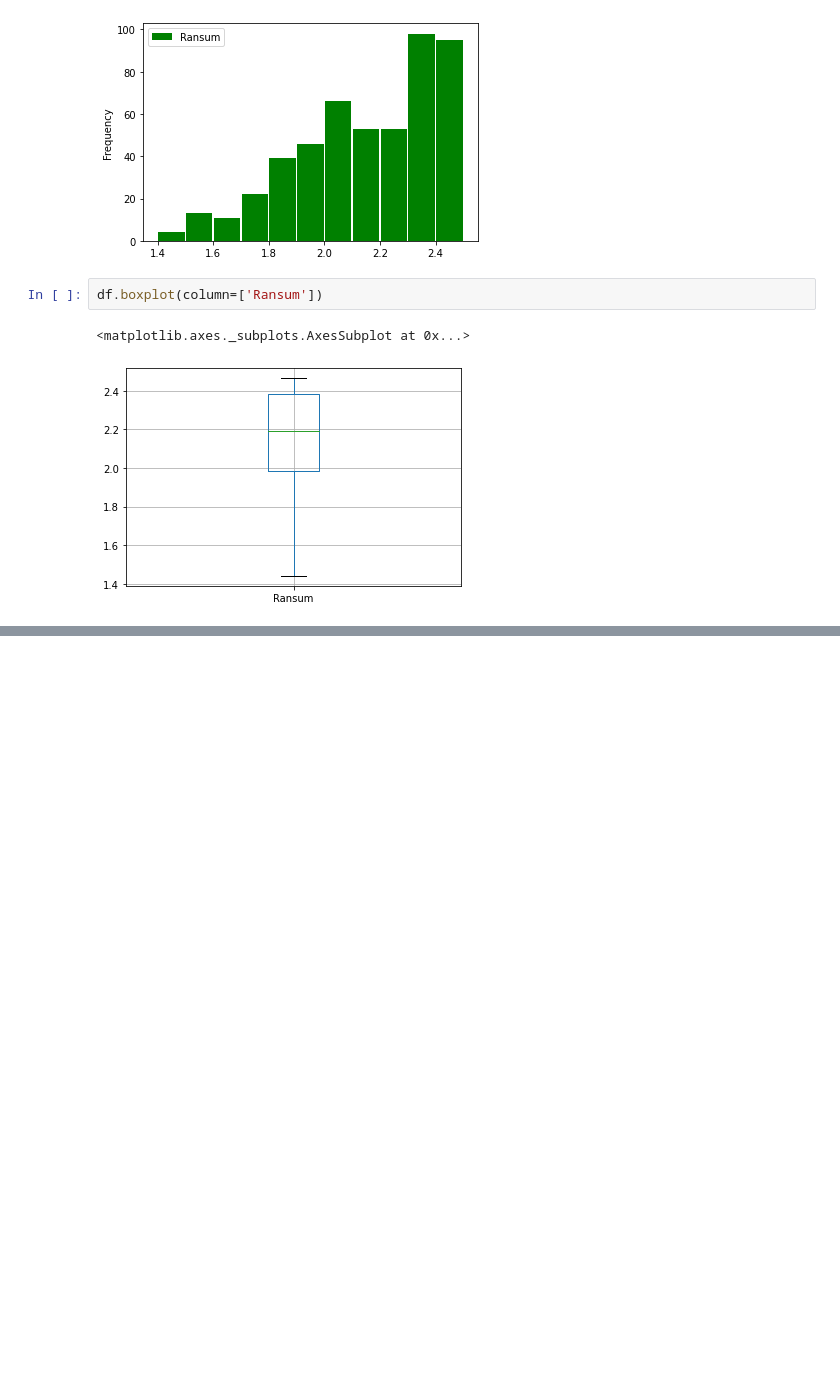
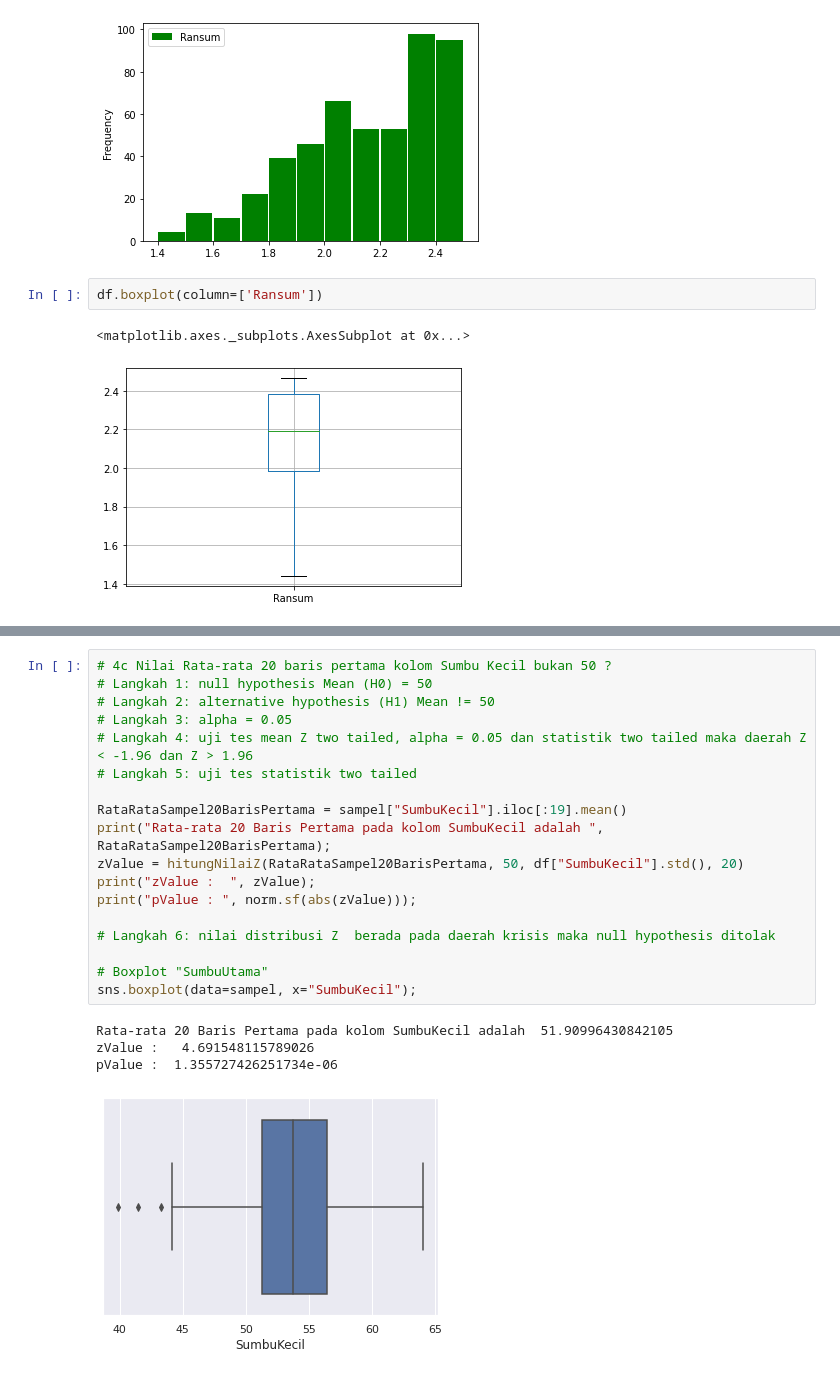
Before and after one commit to AlfandaviAU/Tubes1Probstat, a Jupyter notebook: Backup.ipynb, the cells around one changed output, grey strips where cells are left out. Cells and saved outputs as stored; diff of their text form; blank space fills up the shorter version.

```diff
--- a/Backup.ipynb
+++ b/Backup.ipynb
@@ -150,0 +252,23 @@ df.boxplot(column=['Ransum'])
+# %%
+# 4c Nilai Rata-rata 20 baris pertama kolom Sumbu Kecil bukan 50 ?
+# Langkah 1: null hypothesis Mean (H0) = 50
+# Langkah 2: alternative hypothesis (H1) Mean != 50
+# Langkah 3: alpha = 0.05
+# Langkah 4: uji tes mean Z two tailed, alpha = 0.05 dan statistik two tailed maka daerah Z < -1.96 dan Z > 1.96
+# Langkah 5: uji tes statistik two tailed
+
+RataRataSampel20BarisPertama = sampel["SumbuKecil"].iloc[:19].mean()
+print("Rata-rata 20 Baris Pertama pada kolom SumbuKecil adalah ", RataRataSampel20BarisPertama);
+zValue = hitungNilaiZ(RataRataSampel20BarisPertama, 50, df["SumbuKecil"].std(), 20)
+print("zValue :  ", zValue);
+print("pValue : ", norm.sf(abs(zValue)));
+
+# Langkah 6: nilai distribusi Z  berada pada daerah krisis maka null hypothesis ditolak
+
+# Boxplot "SumbuUtama"
+sns.boxplot(data=sampel, x="SumbuKecil");
+# %% [output]
+Rata-rata 20 Baris Pertama pada kolom SumbuKecil adalah  51.90996430842105
+zValue :   4.691548115789026
+pValue :  1.355727426251734e-06
+[figure, added]
```
Also changed, not shown: parts of 6 cells of this notebook, 1 other file.
